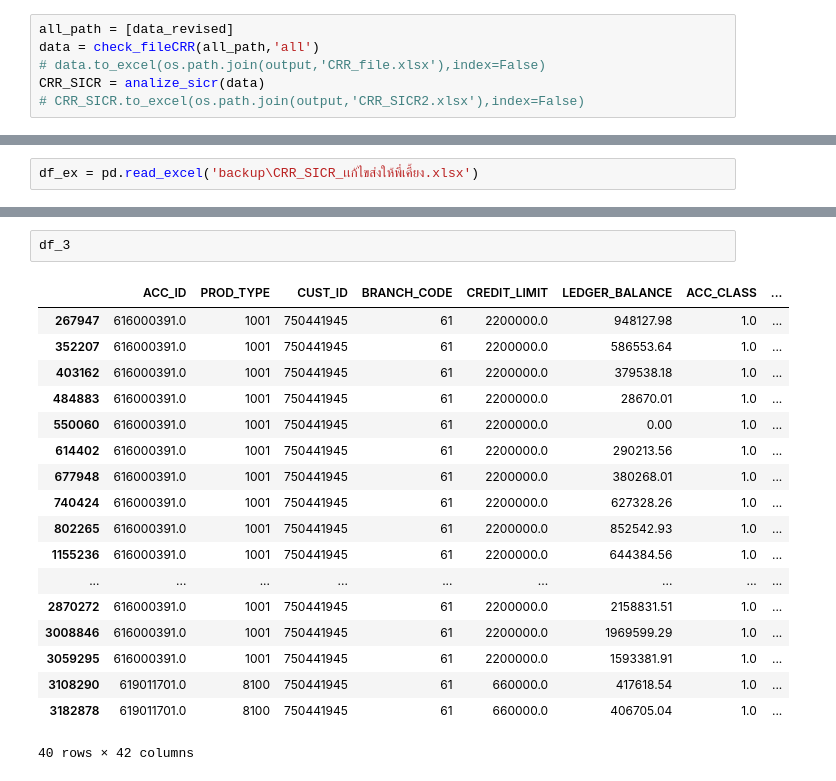
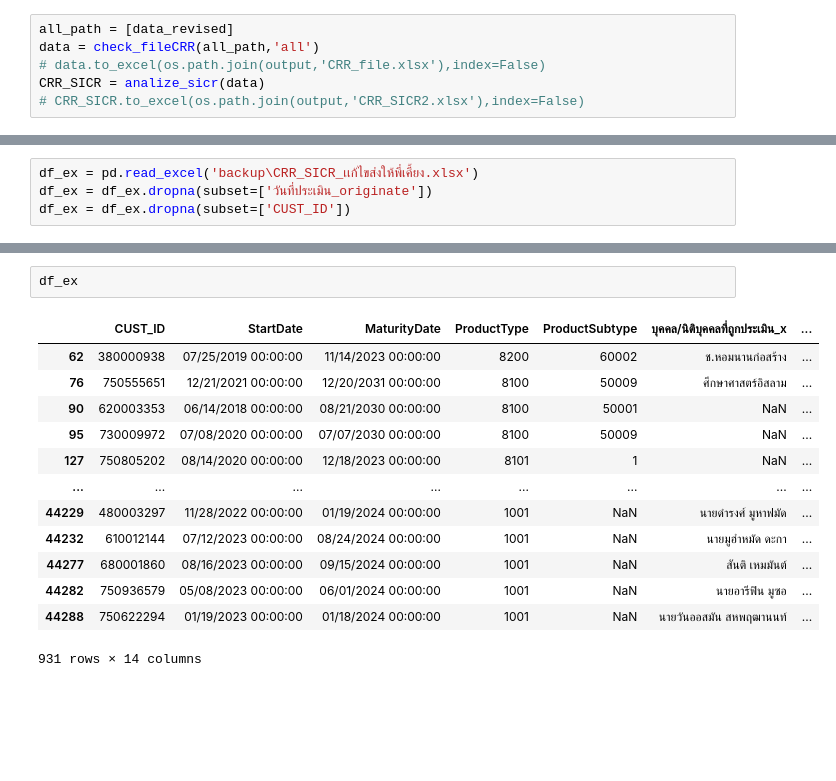
Before and after one commit to Taecpy/CRR_SICR, a Jupyter notebook: PrepareCRR_SICR.ipynb, the cells around one changed output, grey strips where cells are left out. Drawn from its saved outputs; the diff is of its cells as text; blank space fills up the shorter version.

```diff
--- a/PrepareCRR_SICR.ipynb
+++ b/PrepareCRR_SICR.ipynb
@@ -535,2 +592,4 @@ CRR_SICR = analize_sicr(data)
 # %%
 df_ex = pd.read_excel('backup\CRR_SICR_เเก้ไขส่งให้พี่เคี้ยง.xlsx')
+df_ex = df_ex.dropna(subset=['วันที่ประเมิน_originate'])
+df_ex = df_ex.dropna(subset=['CUST_ID'])
@@ -588,21 +596,16 @@ See the caveats in the documentation: https://pandas.pydata.org/pandas-docs/stab
-# %%
-df_3
-# %% [output]
-|  | ACC_ID | PROD_TYPE | CUST_ID | BRANCH_CODE | CREDIT_LIMIT | LEDGER_BALANCE | ACC_CLASS | ... |
-| 267947 | 616000391.0 | 1001 | 750441945 | 61 | 2200000.0 | 948127.98 | 1.0 | ... |
-| 352207 | 616000391.0 | 1001 | 750441945 | 61 | 2200000.0 | 586553.64 | 1.0 | ... |
-| 403162 | 616000391.0 | 1001 | 750441945 | 61 | 2200000.0 | 379538.18 | 1.0 | ... |
-| 484883 | 616000391.0 | 1001 | 750441945 | 61 | 2200000.0 | 28670.01 | 1.0 | ... |
-| 550060 | 616000391.0 | 1001 | 750441945 | 61 | 2200000.0 | 0.00 | 1.0 | ... |
-| 614402 | 616000391.0 | 1001 | 750441945 | 61 | 2200000.0 | 290213.56 | 1.0 | ... |
-| 677948 | 616000391.0 | 1001 | 750441945 | 61 | 2200000.0 | 380268.01 | 1.0 | ... |
-| 740424 | 616000391.0 | 1001 | 750441945 | 61 | 2200000.0 | 627328.26 | 1.0 | ... |
-| 802265 | 616000391.0 | 1001 | 750441945 | 61 | 2200000.0 | 852542.93 | 1.0 | ... |
-| 1155236 | 616000391.0 | 1001 | 750441945 | 61 | 2200000.0 | 644384.56 | 1.0 | ... |
-| ... | ... | ... | ... | ... | ... | ... | ... | ... |
-| 2870272 | 616000391.0 | 1001 | 750441945 | 61 | 2200000.0 | 2158831.51 | 1.0 | ... |
-| 3008846 | 616000391.0 | 1001 | 750441945 | 61 | 2200000.0 | 1969599.29 | 1.0 | ... |
-| 3059295 | 616000391.0 | 1001 | 750441945 | 61 | 2200000.0 | 1593381.91 | 1.0 | ... |
-| 3108290 | 619011701.0 | 8100 | 750441945 | 61 | 660000.0 | 417618.54 | 1.0 | ... |
-| 3182878 | 619011701.0 | 8100 | 750441945 | 61 | 660000.0 | 406705.04 | 1.0 | ... |
-40 rows × 42 columns
+# %%
+df_ex
+# %% [output]
+|  | CUST_ID | StartDate | MaturityDate | ProductType | ProductSubtype | บุคคล/นิติบุคคลที่ถูกประเมิน_x | ... |
+| 62 | 380000938 | 07/25/2019 00:00:00 | 11/14/2023 00:00:00 | 8200 | 60002 | ช.หอมนานก่อสร้าง | ... |
+| 76 | 750555651 | 12/21/2021 00:00:00 | 12/20/2031 00:00:00 | 8100 | 50009 | ศึกษาศาสตร์อิสลาม | ... |
+| 90 | 620003353 | 06/14/2018 00:00:00 | 08/21/2030 00:00:00 | 8100 | 50001 | NaN | ... |
+| 95 | 730009972 | 07/08/2020 00:00:00 | 07/07/2030 00:00:00 | 8100 | 50009 | NaN | ... |
+| 127 | 750805202 | 08/14/2020 00:00:00 | 12/18/2023 00:00:00 | 8101 | 1 | NaN | ... |
+| ... | ... | ... | ... | ... | ... | ... | ... |
+| 44229 | 480003297 | 11/28/2022 00:00:00 | 01/19/2024 00:00:00 | 1001 | NaN | นายดำรงศ์ มูหาฟมัด | ... |
+| 44232 | 610012144 | 07/12/2023 00:00:00 | 08/24/2024 00:00:00 | 1001 | NaN | นายมูฮำหมัด ดะกา | ... |
+| 44277 | 680001860 | 08/16/2023 00:00:00 | 09/15/2024 00:00:00 | 1001 | NaN | สันติ เหมมันต์ | ... |
+| 44282 | 750936579 | 05/08/2023 00:00:00 | 06/01/2024 00:00:00 | 1001 | NaN | นายอารีฟิน มูซอ | ... |
+| 44288 | 750622294 | 01/19/2023 00:00:00 | 01/18/2024 00:00:00 | 1001 | NaN | นายวันออสมัน สหพฤฒานนท์ | ... |
+931 rows × 14 columns
```
Also changed, not shown: parts of 11 cells of this notebook, 4 other files.
